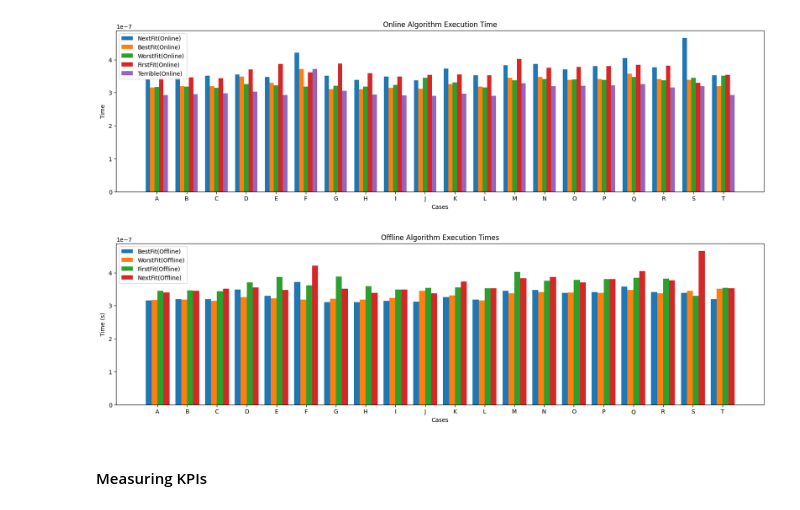
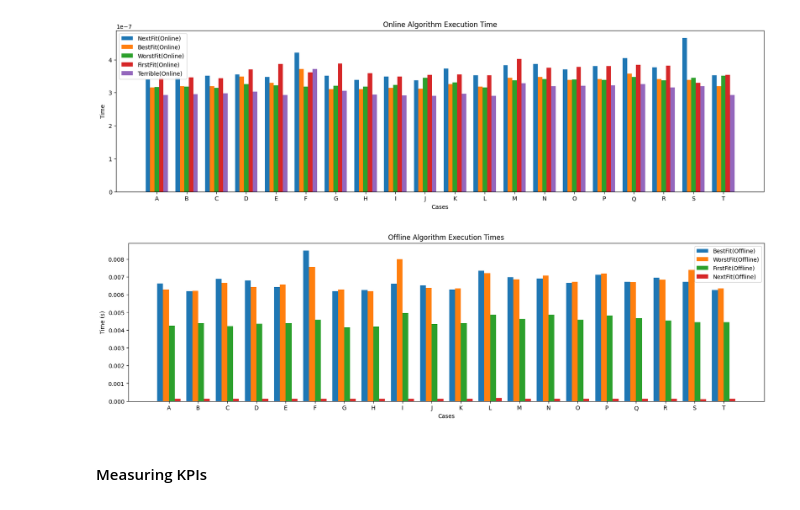
Before and after one commit to adampodolak/Bin-Packing-Lab, a Jupyter notebook: report.ipynb, the cells around one changed output. Cells and saved outputs as stored; diff of their text form; code cells hidden in the pictures.

```diff
--- a/report.ipynb
+++ b/report.ipynb
@@ -95,8 +101,9 @@ ff_online = [results[name] for name in results if name.endswith('ff-online')]
 # %%
-nf_offline = [results[name] for name in results if name.endswith('nf-online')]
-bf_offline = [results[name] for name in results if name.endswith('bf-online')]
-wf_offline = [results[name] for name in results if name.endswith('wf-online')]
-ff_offline = [results[name] for name in results if name.endswith('ff-online')]
+nf_offline = [results[name] for name in results if name.endswith('nf-offline')]
+bf_offline = [results[name] for name in results if name.endswith('bf-offline')]
+wf_offline = [results[name] for name in results if name.endswith('wf-offline')]
+ff_offline = [results[name] for name in results if name.endswith('ff-offline')]
+bf_offline[18] = 0.006718469687500001 #case S had an unexpected deviation way bigger than normal
 # %% [markdown]
 ##### Storing Results for Baseline and Terrible
 # %%
@@ -125,22 +132,25 @@ plt.show()
 # %% [output]
 [figure]
 # %%
+x = [i for i in range(num_cases)]
+x = np.arange(len(x))
+
 #runtimes for offline algorithms
 plt.rcParams["figure.figsize"] = [20, 5]
 plt.bar(x - 0.3, bf_offline, 0.2, label = 'BestFit(Offline)')
 plt.bar(x - 0.1, wf_offline, 0.2, label = 'WorstFit(Offline)')
 plt.bar(x + 0.1, ff_offline, 0.2, label = 'FirstFit(Offline)')
 plt.bar(x + 0.3, nf_offline, 0.2, label = 'NextFit(Offline)')
 
 
 plt.xticks(x, (ascii_uppercase[i] for i in range(num_cases)))
 plt.title("Offline Algorithm Execution Times")
 plt.xlabel('Cases')
 plt.ylabel('Time (s)')
 plt.legend()
 plt.show()
 # %% [output]
-[figure, old version]
+[figure, new version]
 # %% [markdown]
 #### Measuring KPIs
 # %% [markdown]
```
Also changed, not shown: parts of 16 cells of this notebook, 1 other file.
